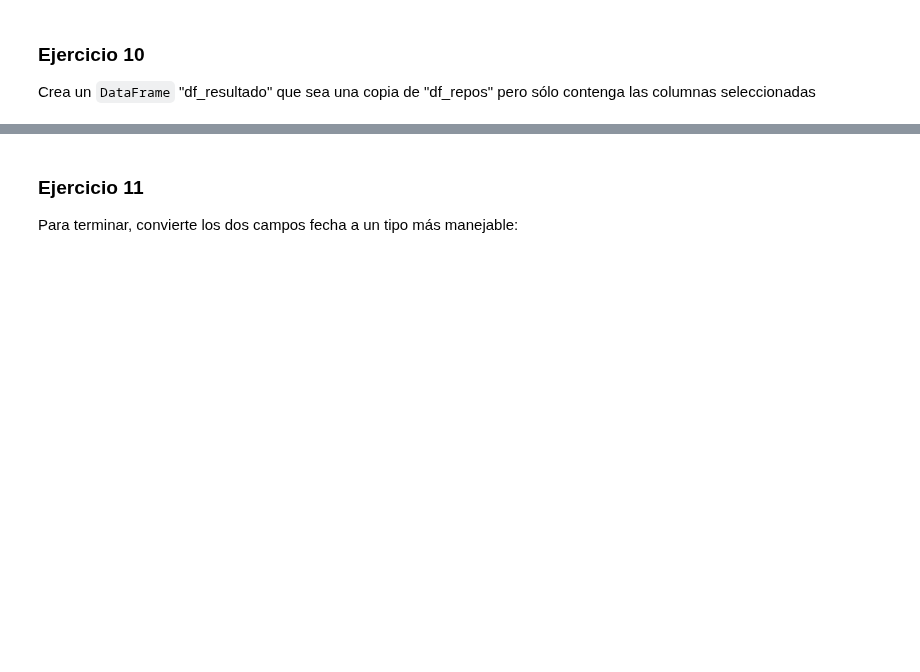
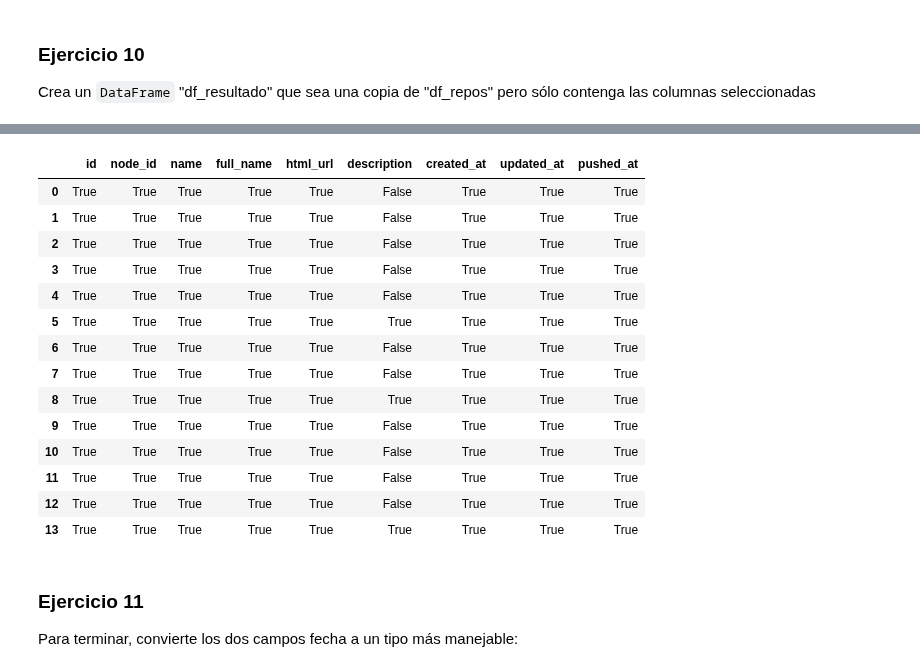
Before and after one commit to CarlosNoya/ONLINE_DS_THEBRIDGE_TRABAJOS, a Jupyter notebook: SPRINT_06/Unidad_02/Ejercicios_Workout/11_Ejercicio_APIs.ipynb, the cells around one changed output, grey strips where cells are left out. Drawn from its saved outputs; the diff is of its cells as text; code cells hidden in the pictures; blank space fills up the shorter version.

```diff
--- a/SPRINT_06/Unidad_02/Ejercicios_Workout/11_Ejercicio_APIs.ipynb
+++ b/SPRINT_06/Unidad_02/Ejercicios_Workout/11_Ejercicio_APIs.ipynb
@@ -256,0 +239,3 @@ df_repos[col_preseleccionadas]
+# %%
+df_col_pre = df_repos[col_preseleccionadas]
+df_col_pre
@@ -262,15 +271,3 @@ Es hora de ver los valores de esas columnas y así poder elegir las que realment
 Haz un value_counts de las columnas preseleccionadas y escoge las definitivas, guarda sus nombres en `col_definitivas`.
 
 EXTRA: Póntelo fácil, añade un input después de cada value_counts para que te pregunte si la quieres como columna o no y añade las que sí ("S" o "s", por ejemplo) a la lista de definitivas.
-# %%
-col_definitivas= []
-
-for i in col_preseleccionadas:
-
-    print(i, ":", df_repos[i].value_counts())
-
-    siono=input("Quieres la columna?")
-
-    if siono=="s":
-
-        col_definitivas.append(i)
@@ -294,0 +293,15 @@ KeyboardInterrupt: Interrupted by user
+# %%
+# sin imput (directo)
+
+col_definitivas= []
+
+for i in df_repos:
+
+    print(df_repos[i].value_counts(), "\n")
+
+    # aqui meteria el imput
+    # luego, tendria que poner, si la respuesta del imput es s me lo quedo, sino no
+
+    if i in col_preseleccionadas:
+
+        col_definitivas.append(i)
@@ -296,3 +339,6 @@ KeyboardInterrupt: Interrupted by user
 ### Ejercicio 10
 
 Crea un `DataFrame` "df_resultado" que sea una copia de "df_repos" pero sólo contenga las columnas seleccionadas
+# %%
+df_reultado = df_repos[col_definitivas]
+df_reultado
@@ -299,3 +361,22 @@ Crea un `DataFrame` "df_resultado" que sea una copia de "df_repos" pero sólo co
+# %%
+# el DF que me cree antes es igual a lo que hice luego
+df_reultado == df_col_pre
+# %% [output]
+|  | id | node_id | name | full_name | html_url | description | created_at | updated_at | pushed_at |
+| 0 | True | True | True | True | True | False | True | True | True |
+| 1 | True | True | True | True | True | False | True | True | True |
+| 2 | True | True | True | True | True | False | True | True | True |
+| 3 | True | True | True | True | True | False | True | True | True |
+| 4 | True | True | True | True | True | False | True | True | True |
+| 5 | True | True | True | True | True | True | True | True | True |
+| 6 | True | True | True | True | True | False | True | True | True |
+| 7 | True | True | True | True | True | False | True | True | True |
+| 8 | True | True | True | True | True | True | True | True | True |
+| 9 | True | True | True | True | True | False | True | True | True |
+| 10 | True | True | True | True | True | False | True | True | True |
+| 11 | True | True | True | True | True | False | True | True | True |
+| 12 | True | True | True | True | True | False | True | True | True |
+| 13 | True | True | True | True | True | True | True | True | True |
 # %% [markdown]
 ### Ejercicio 11
 
```
Also changed, not shown: parts of 13 cells of this notebook.
